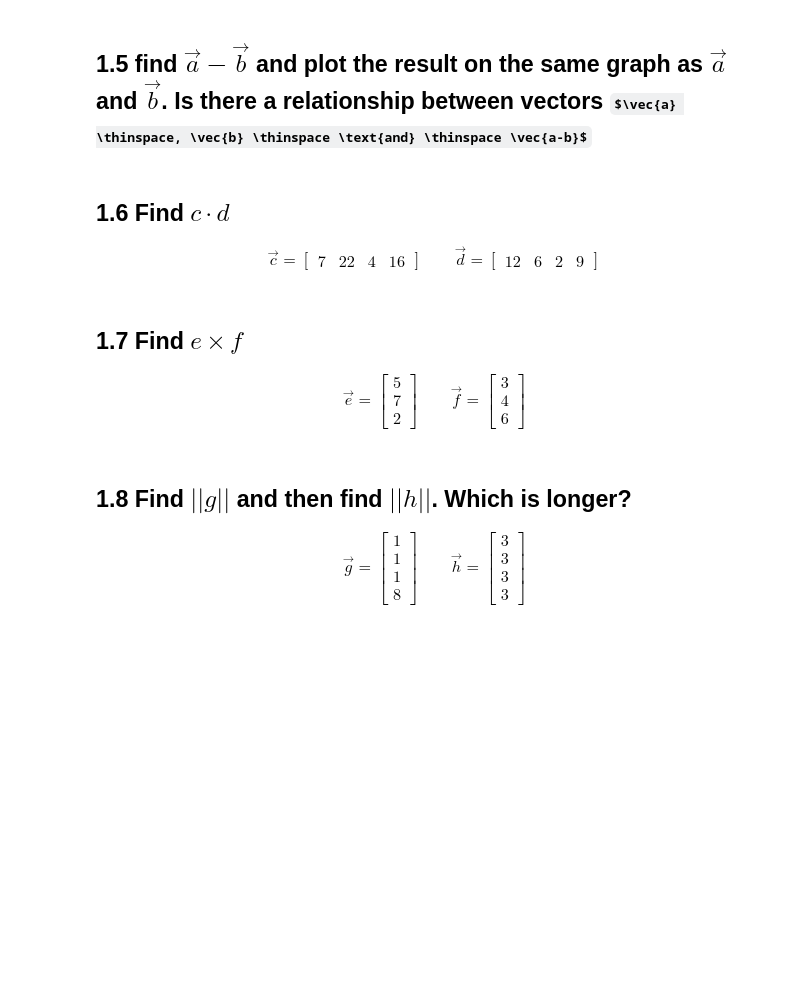
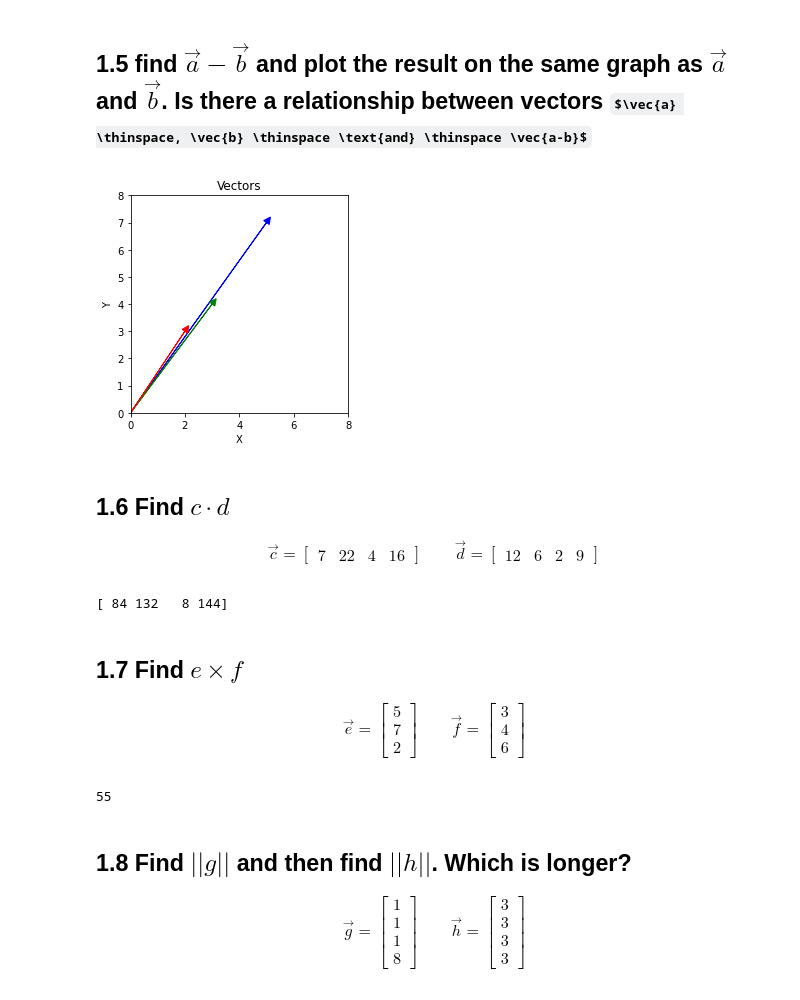
Before and after one commit to jrslagle/DS-Unit-1-Sprint-3-Linear-Algebra, a Jupyter notebook: module1-vectors-and-matrices/LS_DS_131_Vectors_and_Matrices_Assignment.ipynb, the cells around one changed output. Saved outputs shown, nothing was run; the diff lists cells and outputs as text; code cells hidden in the pictures; some formulas as TeX source; blank space fills up the shorter version.

```diff
--- a/module1-vectors-and-matrices/LS_DS_131_Vectors_and_Matrices_Assignment.ipynb
+++ b/module1-vectors-and-matrices/LS_DS_131_Vectors_and_Matrices_Assignment.ipynb
@@ -60,5 +96,24 @@ print(pi)
 # %% [markdown]
 ## 1.5 find $\vec{a} - \vec{b}$ and plot the result on the same graph as $\vec{a}$ and $\vec{b}$. Is there a relationship between vectors $\vec{a} \thinspace, \vec{b} \thinspace \text{and} \thinspace \vec{a-b}$
+# %%
+import matplotlib.pyplot as plt
+
+origin = [0,0]
+a = np.array([5, 7])
+b = np.array([3, 4])
+
+fig = plt.figure()
+ax = fig.add_subplot(aspect=1)
+plt.title('Vectors')
+head_style = {'head_width':0.25, 'head_length':0.25}
+ax.arrow(*origin, *a, color = 'b', **head_style)
+ax.arrow(*origin, *b, color = 'g', **head_style)
+ax.arrow(*origin, *(a-b), color = 'r', **head_style)
+ax.set(xlim=[0, 8], ylim=[0, 8])
+ax.set(xlabel='X', ylabel='Y')
+plt.show()
+# %% [output]
+[figure, added]
 # %% [markdown]
 ## 1.6 Find $c \cdot d$
 
@@ -67,6 +122,12 @@ print(pi)
 \qquad
 \vec{d} = \begin{bmatrix}12 & 6 & 2 & 9\end{bmatrix}
 \end{align}
+# %%
+c = np.array([7, 22, 4, 16])
+d = np.array([12, 6, 2, 9])
+print(c*d)
+# %% [output]
+[ 84 132   8 144]
 # %% [markdown]
 ##  1.7 Find $e \times f$
 
@@ -75,6 +136,12 @@ print(pi)
 \qquad
 \vec{f} = \begin{bmatrix} 3 \\4 \\ 6 \end{bmatrix}
 \end{align}
+# %%
+e = np.array([5,7,2])
+f = np.array([3,4,6])
+print(np.matmul(e,f))
+# %% [output]
+55
 # %% [markdown]
 ## 1.8 Find $||g||$ and then find $||h||$. Which is longer?
 
```
Also changed, not shown: parts of 7 cells of this notebook.
